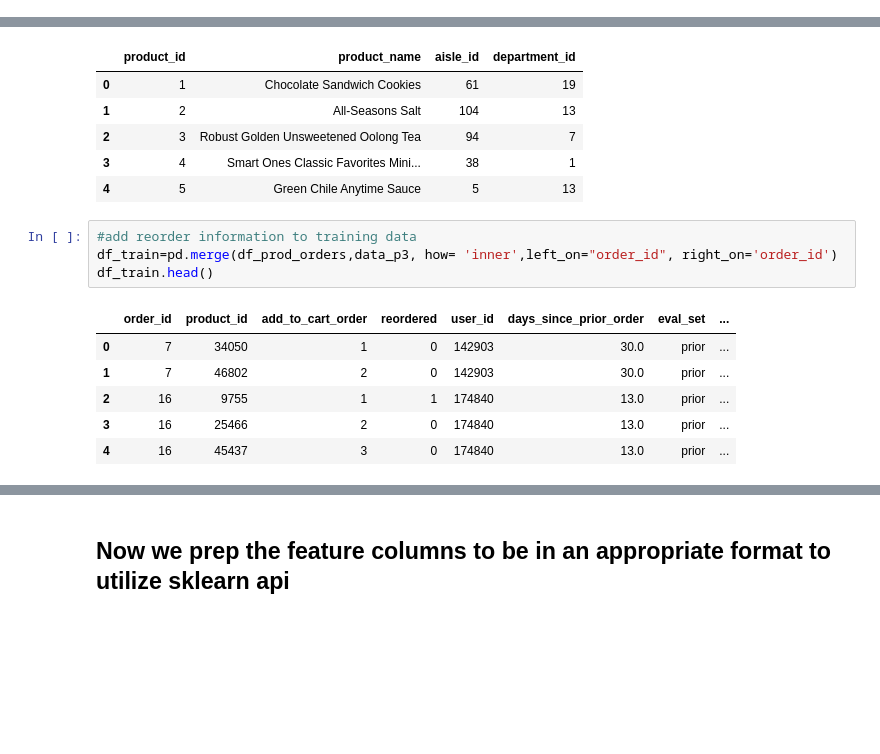
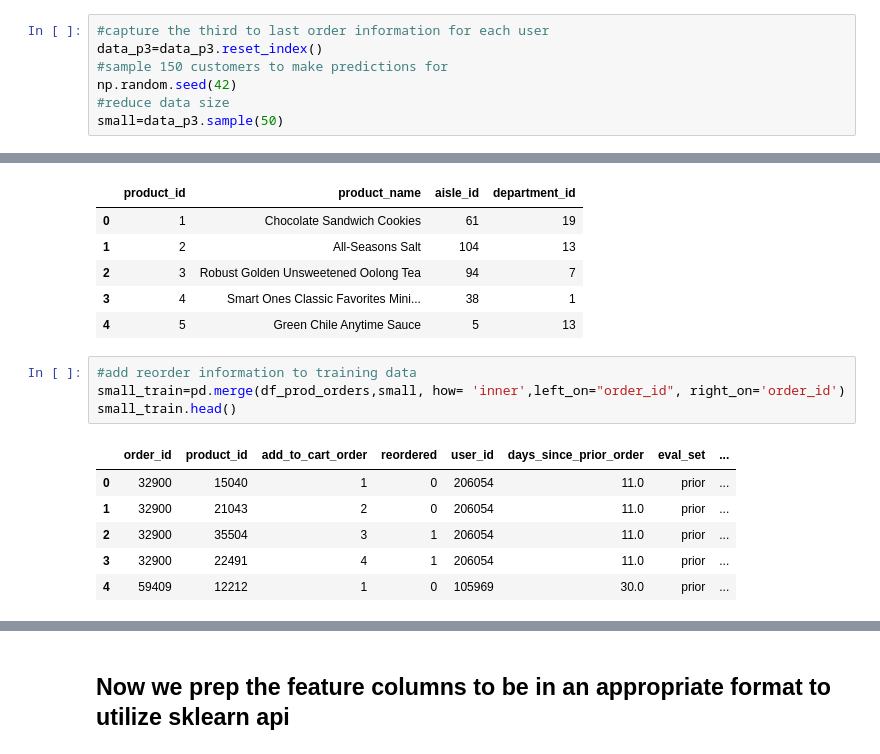
Before and after one commit to lbjennings/Springboard, a Jupyter notebook: Springboard/Capstone Project 1/ML_grocery_basket.ipynb, the cells around one changed output, grey strips where cells are left out. Drawn from its saved outputs; the diff is of its cells as text; blank space fills up the shorter version.

```diff
--- a/Springboard/Capstone Project 1/ML_grocery_basket.ipynb
+++ b/Springboard/Capstone Project 1/ML_grocery_basket.ipynb
@@ -118,4 +120,11 @@ An issue with data wrangling is deciding how to preserve the time component of o
 I feel like this should work on a much larger set. This data come from a kaggle competition so I feel like I shouldn't have to reduce as much as I am. Thoughts on how I'm approaching the data set up wrong? Insights in how to reduce run time to maximize data usage?
 
 # The small set test drive
+# %%
+#capture the third to last order information for each user
+data_p3=data_p3.reset_index()
+#sample 150 customers to make predictions for
+np.random.seed(42)
+#reduce data size
+small=data_p3.sample(50)
 # %%
@@ -147,14 +153,14 @@ df_prod.head()
 | 4 | 5 | Green Chile Anytime Sauce | 5 | 13 |
 # %%
 #add reorder information to training data
-df_train=pd.merge(df_prod_orders,data_p3, how= 'inner',left_on="order_id", right_on='order_id')
-df_train.head()
+small_train=pd.merge(df_prod_orders,small, how= 'inner',left_on="order_id", right_on='order_id')
+small_train.head()
 # %% [output]
 |  | order_id | product_id | add_to_cart_order | reordered | user_id | days_since_prior_order | eval_set | ... |
-| 0 | 7 | 34050 | 1 | 0 | 142903 | 30.0 | prior | ... |
-| 1 | 7 | 46802 | 2 | 0 | 142903 | 30.0 | prior | ... |
-| 2 | 16 | 9755 | 1 | 1 | 174840 | 13.0 | prior | ... |
-| 3 | 16 | 25466 | 2 | 0 | 174840 | 13.0 | prior | ... |
-| 4 | 16 | 45437 | 3 | 0 | 174840 | 13.0 | prior | ... |
+| 0 | 32900 | 15040 | 1 | 0 | 206054 | 11.0 | prior | ... |
+| 1 | 32900 | 21043 | 2 | 0 | 206054 | 11.0 | prior | ... |
+| 2 | 32900 | 35504 | 3 | 1 | 206054 | 11.0 | prior | ... |
+| 3 | 32900 | 22491 | 4 | 1 | 206054 | 11.0 | prior | ... |
+| 4 | 59409 | 12212 | 1 | 0 | 105969 | 30.0 | prior | ... |
 # %%
 #check to make sure NaN is taken care of
```
Also changed, not shown: parts of 89 cells of this notebook.
